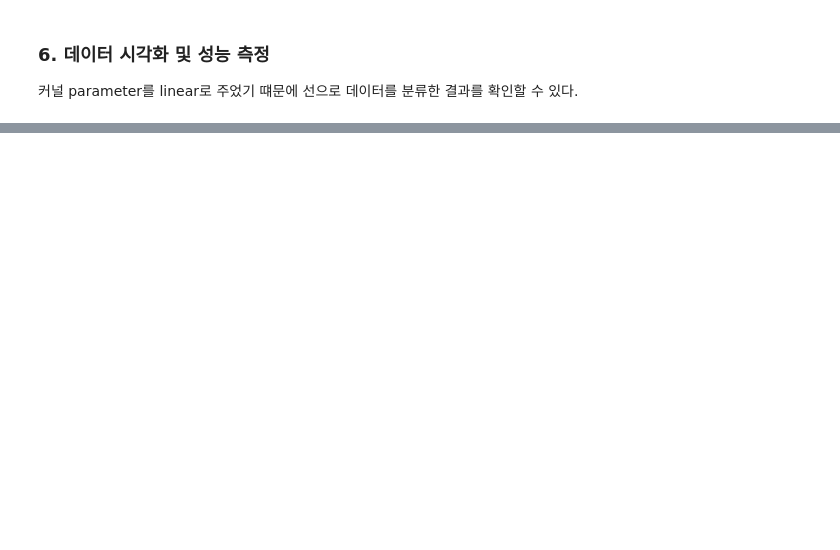
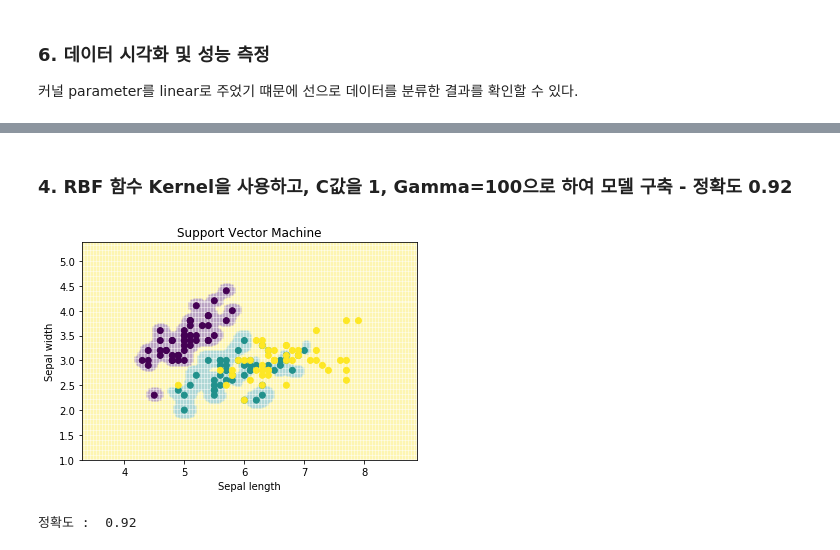
Before and after one commit to lcgkiller/kmooc_data_analysis, a Jupyter notebook: 9주차. SVM을 이용한 데이터 분석.ipynb, the cells around one changed output, grey strips where cells are left out. Saved outputs shown, nothing was run; the diff lists cells and outputs as text; code cells hidden in the pictures; blank space fills up the shorter version.

```diff
--- a/9주차. SVM을 이용한 데이터 분석.ipynb
+++ b/9주차. SVM을 이용한 데이터 분석.ipynb
@@ -89,3 +287,23 @@ print("정확도 : ", SVM.score(X=x, y=y)) # 학습된 SVM모델을 통해서
+# %% [markdown]
+### 4. RBF 함수 Kernel을 사용하고, C값을 1, Gamma=100으로 하여 모델 구축 - 정확도 0.92
+# %%
+SVM = svm.SVC(kernel='rbf', C=1, gamma=100).fit(x, y)
+rbf_gamma100_z = SVM.predict(np.c_[xx.ravel(), yy.ravel()])
+rbf_gamma100_z = rbf_gamma100_z.reshape(xx.shape)
+plt.pcolormesh(xx, yy, rbf_gamma100_z, alpha=0.1)
+plt.scatter(x[:,0], x[:, 1], c=y)
+plt.xlabel('Sepal length') # x축 이름 설정
+plt.ylabel('Sepal width') # y축 이름 설정
+plt.xlim(xx.min(), xx.max()) # plot으로 보여줄 x축의 범위를 xx.min() 값에서 xx.max()라고 하는 함수의 리턴값을 지정해서 보여준다.
+plt.title('Support Vector Machine') # plot의 제목 설정
+plt.show() # 입력된 plot을 화면에 출력한다.
+print("정확도 : ", SVM.score(X=x, y=y)) # 학습된 SVM모델을 통해서 입력된 데이터를 분류한 뒤에 실제 값과 비교해 분류 정확도를 출력
+
+
+# 단, 문제는 과최적화(overfiitin, 즉 훈련데이터에만 적합한 모델이 된 것은 아닌가 의심해봐야 한다.)
+# %% [output]
+[figure, added]
+정확도 :  0.92
 # %% [markdown]
 # SVMl Paremeter 조정법
 ## 데이터 파라미터 조정 및 성능 측정
```
Also changed, not shown: parts of 19 cells of this notebook.
